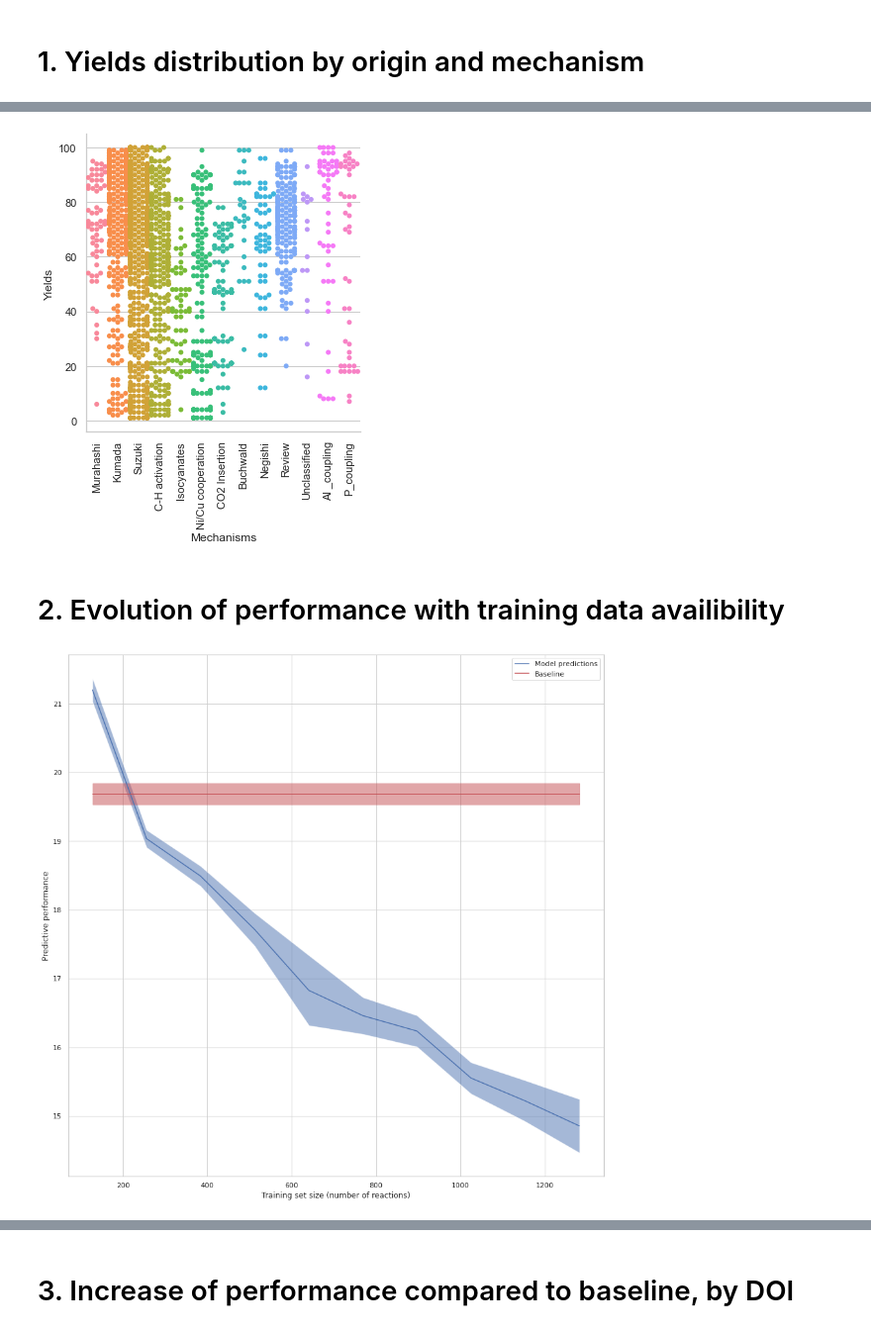
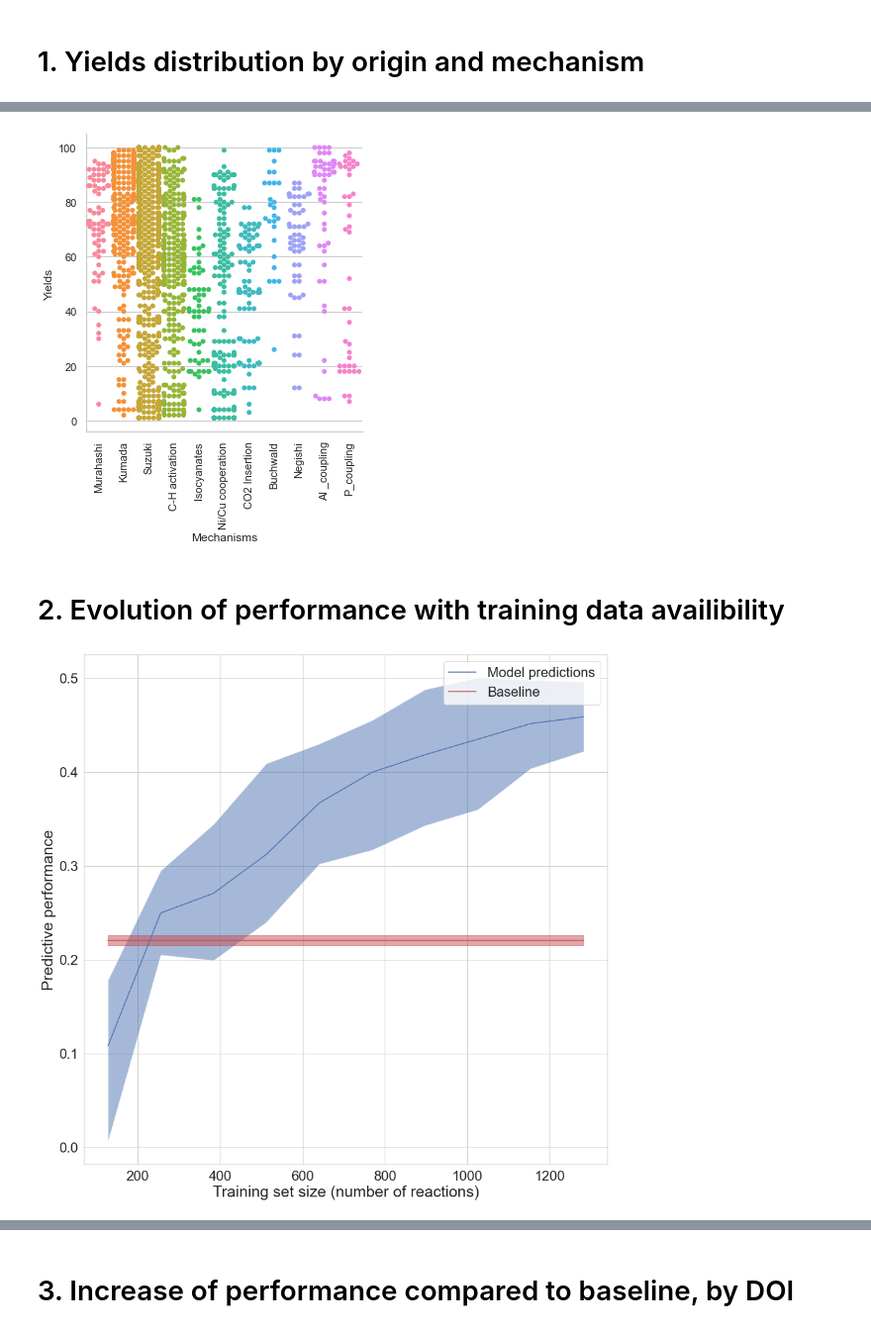
Before and after one commit to truejulosdu13/NiCOlit, a Jupyter notebook: classical_descriptors_analysis.ipynb, the cells around one changed output, grey strips where cells are left out. Shown: that part at 99% size. Saved outputs shown, nothing was run; the diff lists cells and outputs as text; code cells hidden in the pictures.

```diff
--- a/classical_descriptors_analysis.ipynb
+++ b/classical_descriptors_analysis.ipynb
@@ -17,7 +18,7 @@ from sklearn.neighbors import KNeighborsRegressor
 from sklearn.pipeline import Pipeline
 from sklearn.decomposition import PCA
 # %%
-df = pd.read_csv('data_csv/Data_test11042021.csv')
+df = pd.read_csv('data_csv/Data_test11132021.csv')
 df = preprocess(df)
 vc = df.DOI.value_counts()
 doi_above_10 = np.array(vc[vc > 20].index)
@@ -35,7 +36,7 @@ X, y, DOIs, mechanisms, origins = process_dataframe(df)
 # %%
 estimators = [('predictor', RandomForestRegressor())]
 pipe = Pipeline(estimators)
-metric = mean_absolute_error
+metric = r2_score
 # %% [markdown]
 # 1. Yields distribution by origin and mechanism
 # %%
@@ -53,9 +54,9 @@ for axes in chart.axes.flat:
     _ = axes.set_xticklabels(axes.get_xticklabels(), rotation=90)
 plt.show()
 # %% [output]
-[figure, old version]
+[figure, new version]
 # %%
-metric_values, baseline_values, sizes = analysis_train_set_size(X, y, DOIs, metric=metric, predictor=pipe, n_iterations_external=2, n_iterations_internal=1)
+metric_values, baseline_values, sizes = analysis_train_set_size(X, y, DOIs, metric=metric, predictor=pipe, n_iterations_external=2, n_iterations_internal=5)
 # %%
 metric_mean = np.mean(metric_values, axis=1)
 metric_lower = np.percentile(metric_values, 5, axis=1)
@@ -69,17 +70,23 @@ baseline_upper = np.percentile(baseline_values, 95, axis=1)
 # %%
 # How does (with fixed test set) performance improves as the training set size augments?
 plt.figure(figsize=(15, 15))
 plt.plot(sizes, metric_mean, label='Model predictions')
 plt.fill_between(sizes, metric_lower, metric_upper, alpha=0.5)
 
 plt.plot(sizes, baseline_mean, c='r', label='Baseline')
 plt.fill_between(sizes, baseline_lower, baseline_upper, color='r', alpha=0.5)
 
 plt.xlabel("Training set size (number of reactions)")
 plt.ylabel("Predictive performance")
 
-plt.legend()
-plt.show()
+plt.xlabel("Training set size (number of reactions)", fontsize=25)
+plt.ylabel("Predictive performance", fontsize=25)
+plt.xticks(fontsize=22)
+plt.yticks(fontsize=22)
+
+plt.legend(fontsize=22)
+plt.savefig("classic_perf_with_training_data_availability_r2.png", dpi=300, facecolor='w', edgecolor='w', format='png',
+        transparent=True, bbox_inches='tight', pad_inches=0.1)
 # %% [output]
-[figure, old version]
+[figure, new version]
 # %%
```
Also changed, not shown: parts of 22 cells of this notebook, 28 other files.
